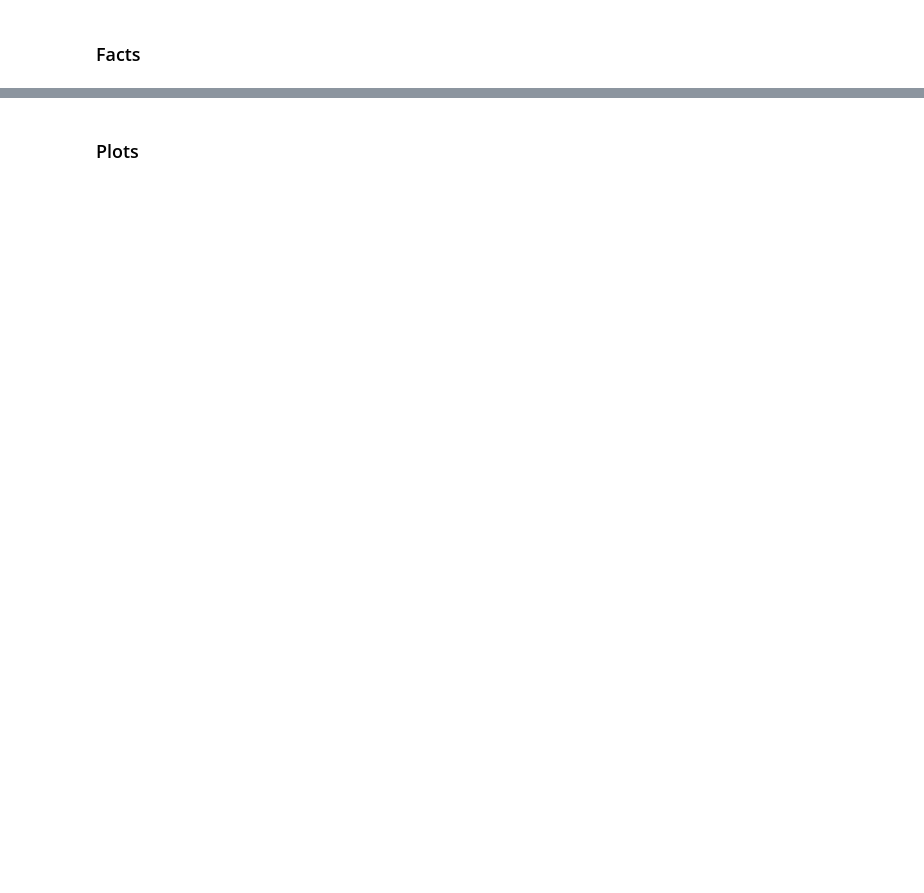
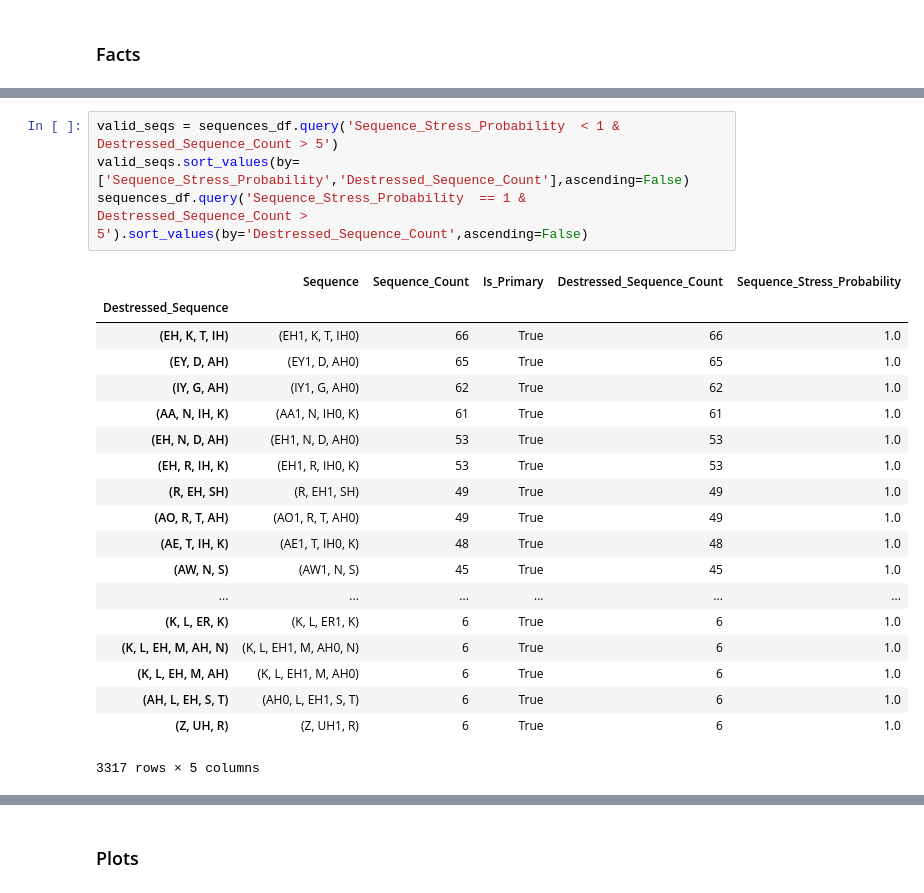
Before and after one commit to EvaLiu11/COMP9318_Proj, a Jupyter notebook: COMP9318_Project Exploration.ipynb, the cells around one changed output, grey strips where cells are left out. Cells and saved outputs as stored; diff of their text form; blank space fills up the shorter version.

```diff
--- a/COMP9318_Project Exploration.ipynb
+++ b/COMP9318_Project Exploration.ipynb
@@ -53,0 +118,24 @@ stressed_vowel_count = words.groupby('stressed_vowel')['word'].count().sort_valu
+# %%
+valid_seqs = sequences_df.query('Sequence_Stress_Probability  < 1 & Destressed_Sequence_Count > 5')
+valid_seqs.sort_values(by=['Sequence_Stress_Probability','Destressed_Sequence_Count'],ascending=False)
+sequences_df.query('Sequence_Stress_Probability  == 1 & Destressed_Sequence_Count > 5').sort_values(by='Destressed_Sequence_Count',ascending=False)
+# %% [output]
+|  | Sequence | Sequence_Count | Is_Primary | Destressed_Sequence_Count | Sequence_Stress_Probability |
+| Destressed_Sequence |  |  |  |  |  |
+| (EH, K, T, IH) | (EH1, K, T, IH0) | 66 | True | 66 | 1.0 |
+| (EY, D, AH) | (EY1, D, AH0) | 65 | True | 65 | 1.0 |
+| (IY, G, AH) | (IY1, G, AH0) | 62 | True | 62 | 1.0 |
+| (AA, N, IH, K) | (AA1, N, IH0, K) | 61 | True | 61 | 1.0 |
+| (EH, N, D, AH) | (EH1, N, D, AH0) | 53 | True | 53 | 1.0 |
+| (EH, R, IH, K) | (EH1, R, IH0, K) | 53 | True | 53 | 1.0 |
+| (R, EH, SH) | (R, EH1, SH) | 49 | True | 49 | 1.0 |
+| (AO, R, T, AH) | (AO1, R, T, AH0) | 49 | True | 49 | 1.0 |
+| (AE, T, IH, K) | (AE1, T, IH0, K) | 48 | True | 48 | 1.0 |
+| (AW, N, S) | (AW1, N, S) | 45 | True | 45 | 1.0 |
+| ... | ... | ... | ... | ... | ... |
+| (K, L, ER, K) | (K, L, ER1, K) | 6 | True | 6 | 1.0 |
+| (K, L, EH, M, AH, N) | (K, L, EH1, M, AH0, N) | 6 | True | 6 | 1.0 |
+| (K, L, EH, M, AH) | (K, L, EH1, M, AH0) | 6 | True | 6 | 1.0 |
+| (AH, L, EH, S, T) | (AH0, L, EH1, S, T) | 6 | True | 6 | 1.0 |
+| (Z, UH, R) | (Z, UH1, R) | 6 | True | 6 | 1.0 |
+3317 rows × 5 columns
```
Also changed, not shown: parts of 17 cells of this notebook, 2 other files.
